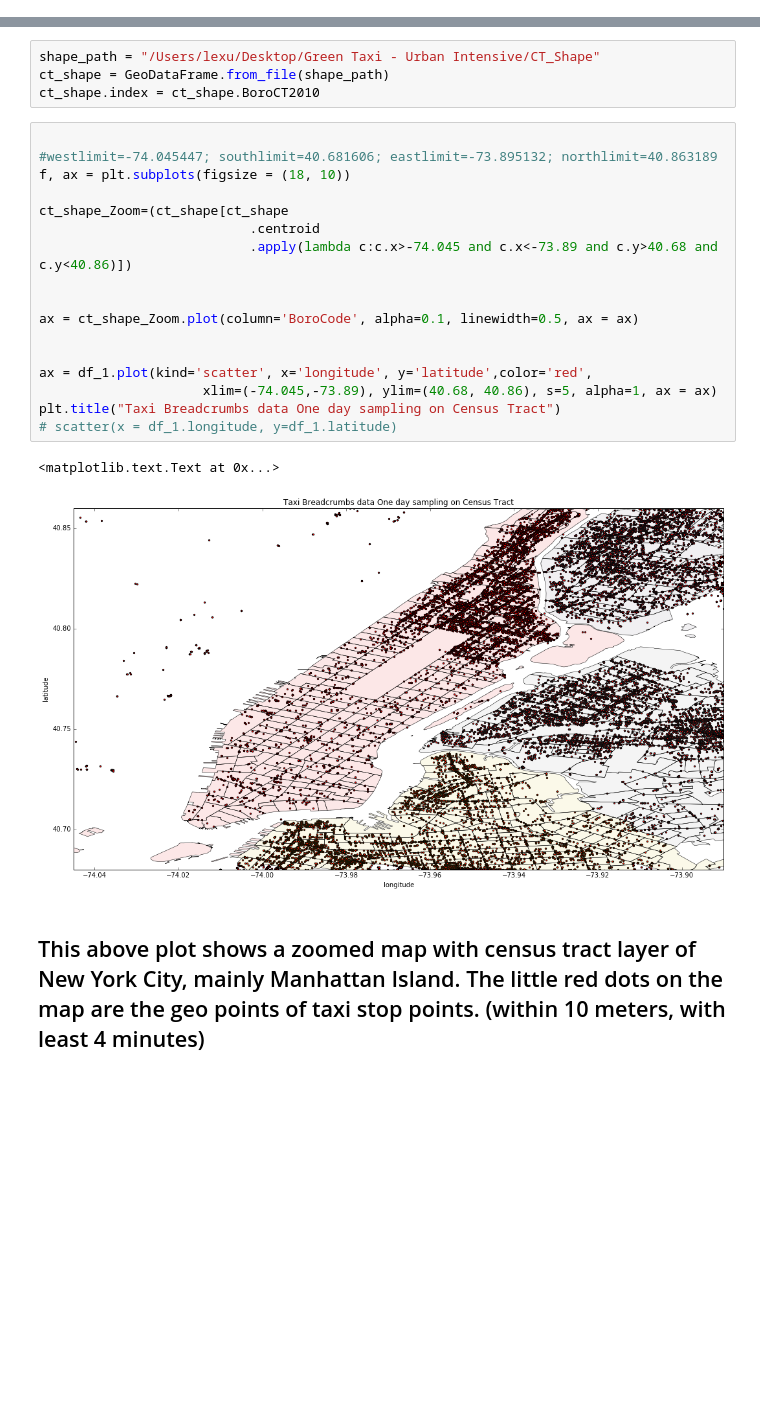
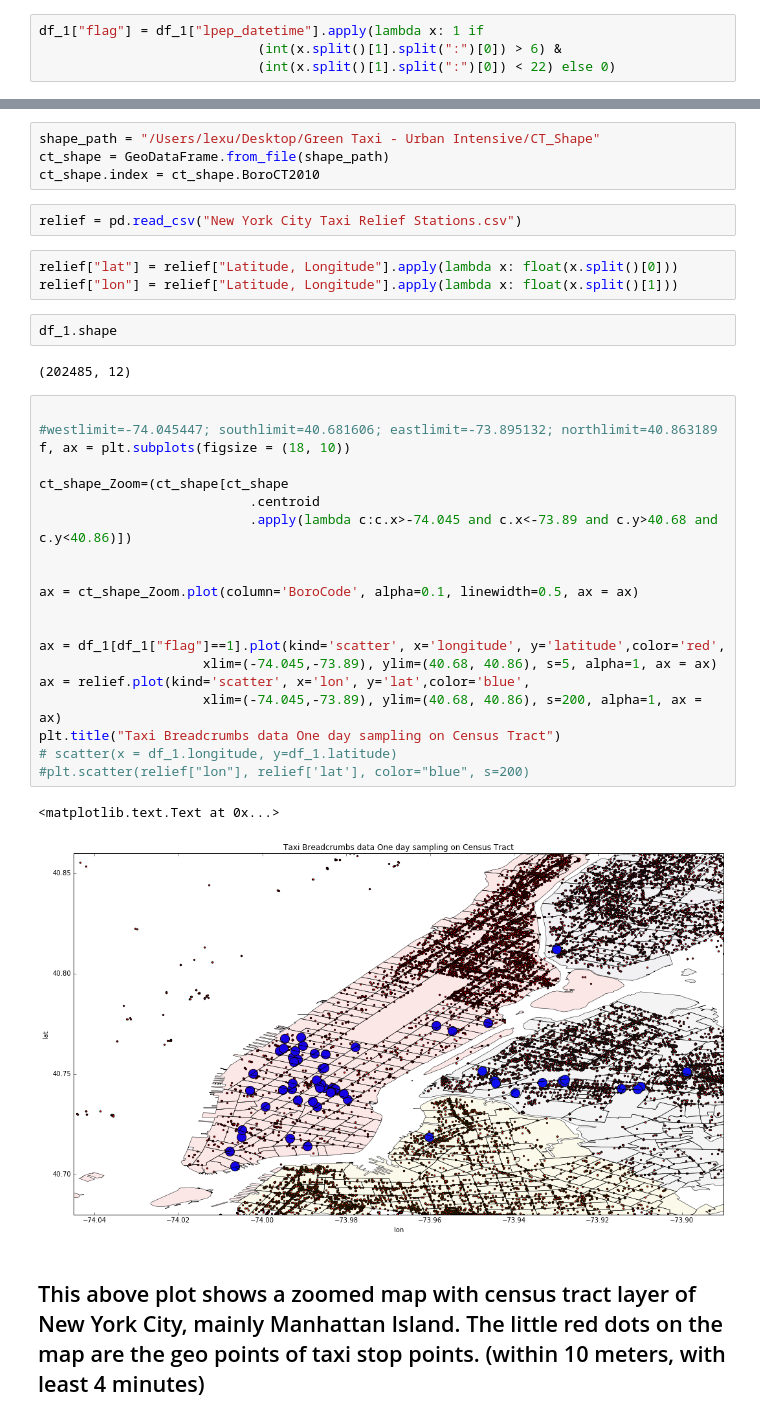
Before and after one commit to lx565/Taxi_Relief_Stands, a Jupyter notebook: capstone exploratory.ipynb, the cells around one changed output, grey strips where cells are left out. Cells and saved outputs as stored; diff of their text form; blank space fills up the shorter version.

```diff
--- a/capstone exploratory.ipynb
+++ b/capstone exploratory.ipynb
@@ -25,3 +25,7 @@ df_1.head()
 | 2 | 576436 | 576437 | 2 | AA001 | 5253054.0 | 2015-12-01 00:07:28 | 40.839012 | -73.937178 | ... |
 | 3 | 583726 | 583727 | 2 | AA001 | 5253054.0 | 2015-12-01 00:09:28 | 40.838998 | -73.937117 | ... |
 | 4 | 609134 | 609135 | 2 | AA001 | 5253054.0 | 2015-12-01 00:11:28 | 40.838992 | -73.937152 | ... |
+# %%
+df_1["flag"] = df_1["lpep_datetime"].apply(lambda x: 1 if
+                            (int(x.split()[1].split(":")[0]) > 6) &
+                            (int(x.split()[1].split(":")[0]) < 22) else 0)
@@ -29,26 +39,38 @@ df_1.head()
 shape_path = "/Users/lexu/Desktop/Green Taxi - Urban Intensive/CT_Shape"
 ct_shape = GeoDataFrame.from_file(shape_path)
 ct_shape.index = ct_shape.BoroCT2010
+# %%
+relief = pd.read_csv("New York City Taxi Relief Stations.csv")
+# %%
+relief["lat"] = relief["Latitude, Longitude"].apply(lambda x: float(x.split()[0]))
+relief["lon"] = relief["Latitude, Longitude"].apply(lambda x: float(x.split()[1]))
+# %%
+df_1.shape
+# %% [output]
+(202485, 12)
 # %%
 
 #westlimit=-74.045447; southlimit=40.681606; eastlimit=-73.895132; northlimit=40.863189
 f, ax = plt.subplots(figsize = (18, 10))
 
 ct_shape_Zoom=(ct_shape[ct_shape
                            .centroid
                            .apply(lambda c:c.x>-74.045 and c.x<-73.89 and c.y>40.68 and c.y<40.86)])
 
 
 ax = ct_shape_Zoom.plot(column='BoroCode', alpha=0.1, linewidth=0.5, ax = ax)
 
 
-ax = df_1.plot(kind='scatter', x='longitude', y='latitude',color='red',
+ax = df_1[df_1["flag"]==1].plot(kind='scatter', x='longitude', y='latitude',color='red',
                      xlim=(-74.045,-73.89), ylim=(40.68, 40.86), s=5, alpha=1, ax = ax)
+ax = relief.plot(kind='scatter', x='lon', y='lat',color='blue',
+                     xlim=(-74.045,-73.89), ylim=(40.68, 40.86), s=200, alpha=1, ax = ax)
 plt.title("Taxi Breadcrumbs data One day sampling on Census Tract")
 # scatter(x = df_1.longitude, y=df_1.latitude)
+#plt.scatter(relief["lon"], relief['lat'], color="blue", s=200)
 # %% [output]
 <matplotlib.text.Text at 0x...>
-[figure, old version]
+[figure, new version]
 # %% [markdown]
 ## This above plot shows a zoomed map with census tract layer of New York City, mainly Manhattan Island. The little red dots on the map are the geo points of taxi stop points. (within 10 meters, with least 4 minutes)
 # %%
```
Also changed, not shown: parts of 2 cells of this notebook.
